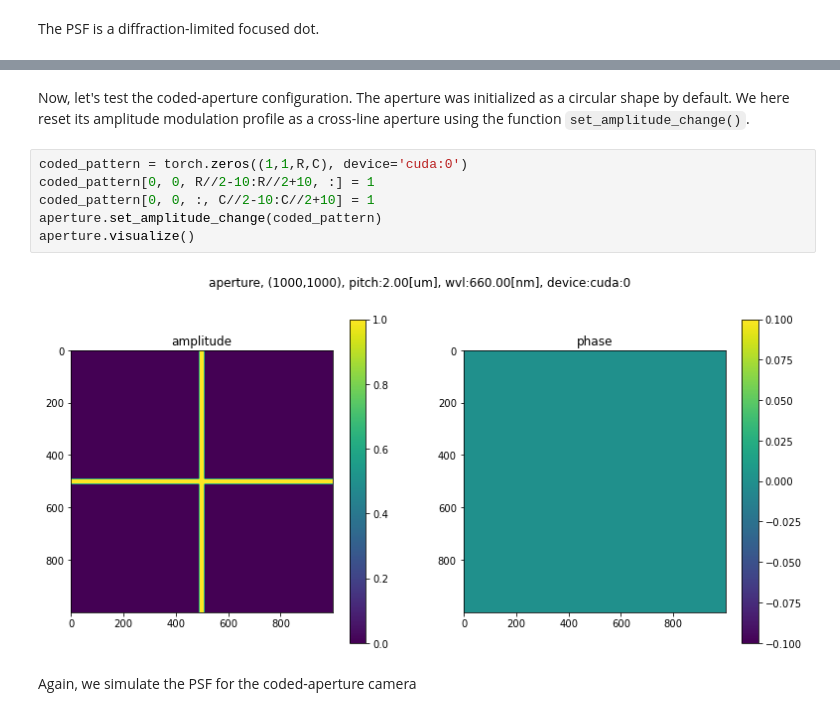
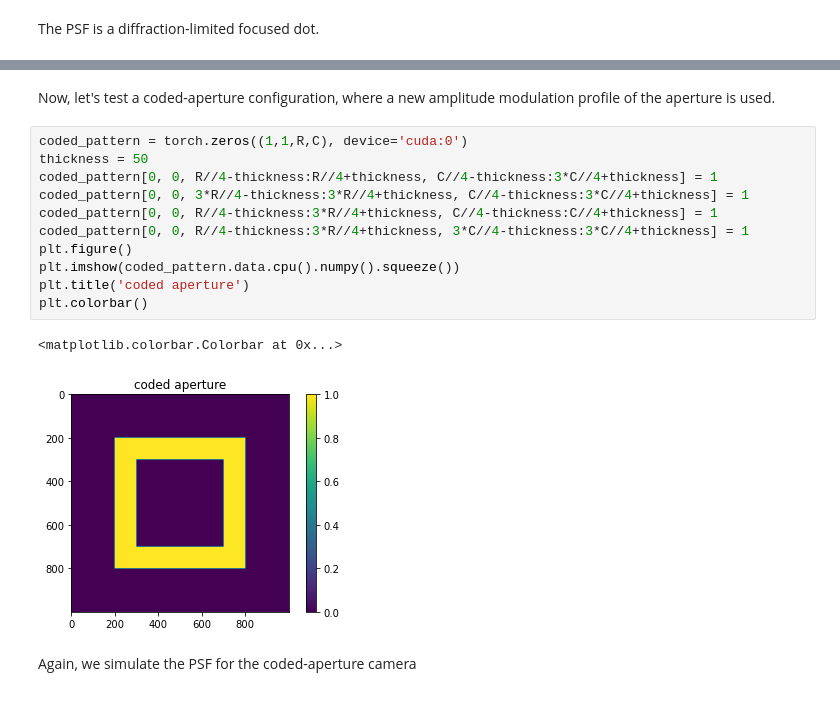
Before and after one commit to shwbaek/pado, a Jupyter notebook: example/tutorial.ipynb, the cells around one changed output, grey strips where cells are left out. Drawn from its saved outputs; the diff is of its cells as text.

```diff
--- a/example/tutorial.ipynb
+++ b/example/tutorial.ipynb
@@ -95,12 +119,18 @@ plt.plot(PSF[R//2,:])
 # %% [markdown]
-Now, let's test the coded-aperture configuration. The aperture was initialized as a circular shape by default. We here reset its amplitude modulation profile as a cross-line aperture using the function `set_amplitude_change()`.
+Now, let's test a coded-aperture configuration, where a new amplitude modulation profile of the aperture is used.
-# %%
-coded_pattern = torch.zeros((1,1,R,C), device='cuda:0')
-coded_pattern[0, 0, R//2-10:R//2+10, :] = 1
-coded_pattern[0, 0, :, C//2-10:C//2+10] = 1
-aperture.set_amplitude_change(coded_pattern)
-aperture.visualize()
-# %% [output]
-[figure, removed]
+# %%
+coded_pattern = torch.zeros((1,1,R,C), device='cuda:0')
+thickness = 50
+coded_pattern[0, 0, R//4-thickness:R//4+thickness, C//4-thickness:3*C//4+thickness] = 1
+coded_pattern[0, 0, 3*R//4-thickness:3*R//4+thickness, C//4-thickness:3*C//4+thickness] = 1
+coded_pattern[0, 0, R//4-thickness:3*R//4+thickness, C//4-thickness:C//4+thickness] = 1
+coded_pattern[0, 0, R//4-thickness:3*R//4+thickness, 3*C//4-thickness:3*C//4+thickness] = 1
+plt.figure()
+plt.imshow(coded_pattern.data.cpu().numpy().squeeze())
+plt.title('coded aperture')
+plt.colorbar()
+# %% [output]
+<matplotlib.colorbar.Colorbar at 0x...>
+[figure, added]
 # %% [markdown]
 Again, we simulate the PSF for the coded-aperture camera
```
Also changed, not shown: parts of 10 cells of this notebook, 2 other files.
